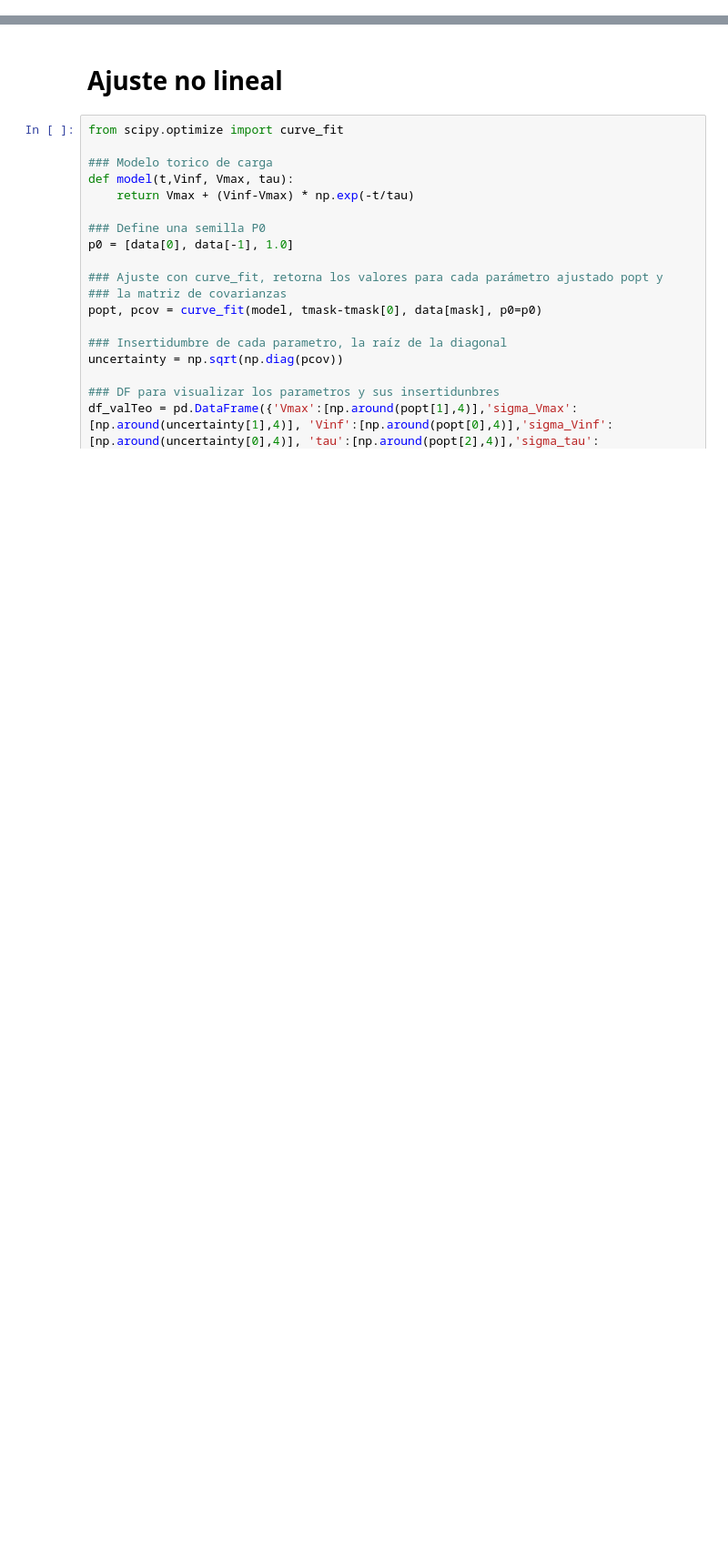
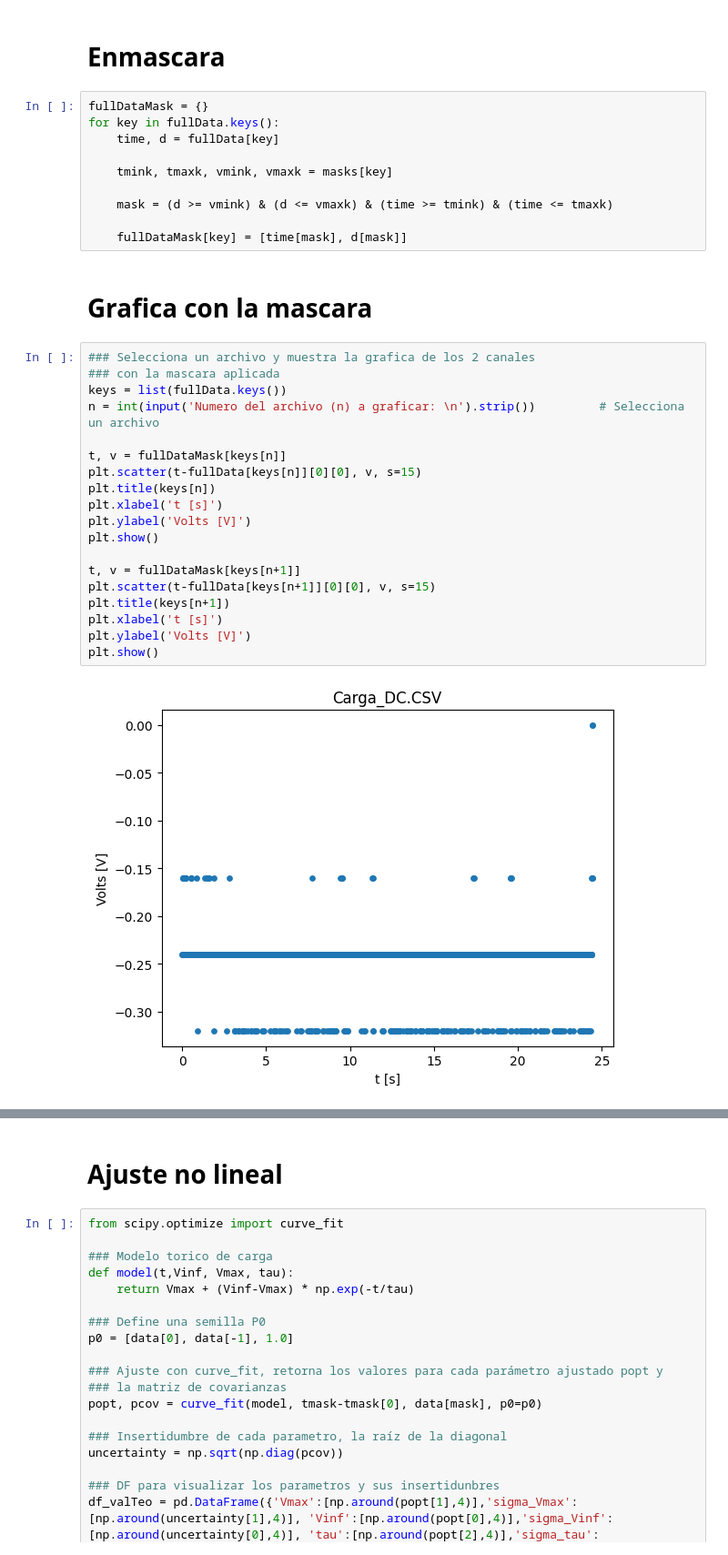
Before and after one commit to JesusBVR/LabElectronica2026, a Jupyter notebook: P2/grafica_osc.ipynb, the cells around one changed output, grey strips where cells are left out. Shown at 91% size. Cells and saved outputs as stored; diff of their text form; blank space fills up the shorter version.

```diff
--- a/P2/grafica_osc.ipynb
+++ b/P2/grafica_osc.ipynb
@@ -72,0 +169,35 @@ plt.show()
+# %% [markdown]
+# Enmascara
+# %%
+fullDataMask = {}
+for key in fullData.keys():
+	time, d = fullData[key]
+
+	tmink, tmaxk, vmink, vmaxk = masks[key]
+
+	mask = (d >= vmink) & (d <= vmaxk) & (time >= tmink) & (time <= tmaxk)
+
+	fullDataMask[key] = [time[mask], d[mask]]
+# %% [markdown]
+# Grafica con la mascara
+# %%
+### Selecciona un archivo y muestra la grafica de los 2 canales
+### con la mascara aplicada
+keys = list(fullData.keys())
+n = int(input('Numero del archivo (n) a graficar: \n').strip())			# Selecciona un archivo
+
+t, v = fullDataMask[keys[n]]
+plt.scatter(t-fullData[keys[n]][0][0], v, s=15)
+plt.title(keys[n])
+plt.xlabel('t [s]')
+plt.ylabel('Volts [V]')
+plt.show()
+
+t, v = fullDataMask[keys[n+1]]
+plt.scatter(t-fullData[keys[n+1]][0][0], v, s=15)
+plt.title(keys[n+1])
+plt.xlabel('t [s]')
+plt.ylabel('Volts [V]')
+plt.show()
+# %% [output]
+[figure, added]
```
Also changed, not shown: parts of 10 cells of this notebook, 4 other files.
